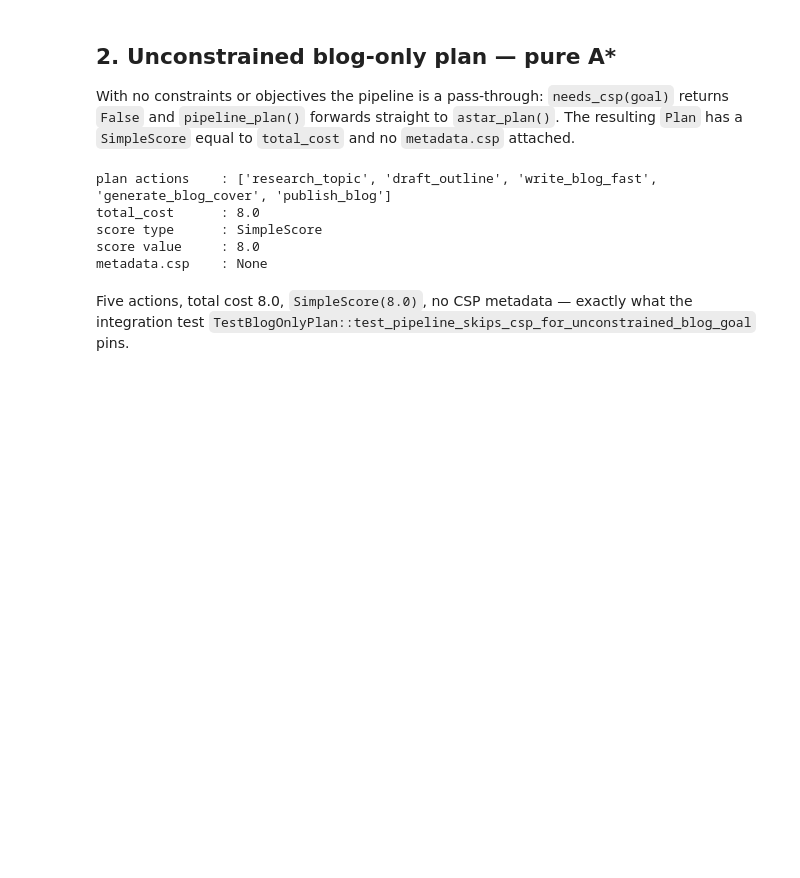
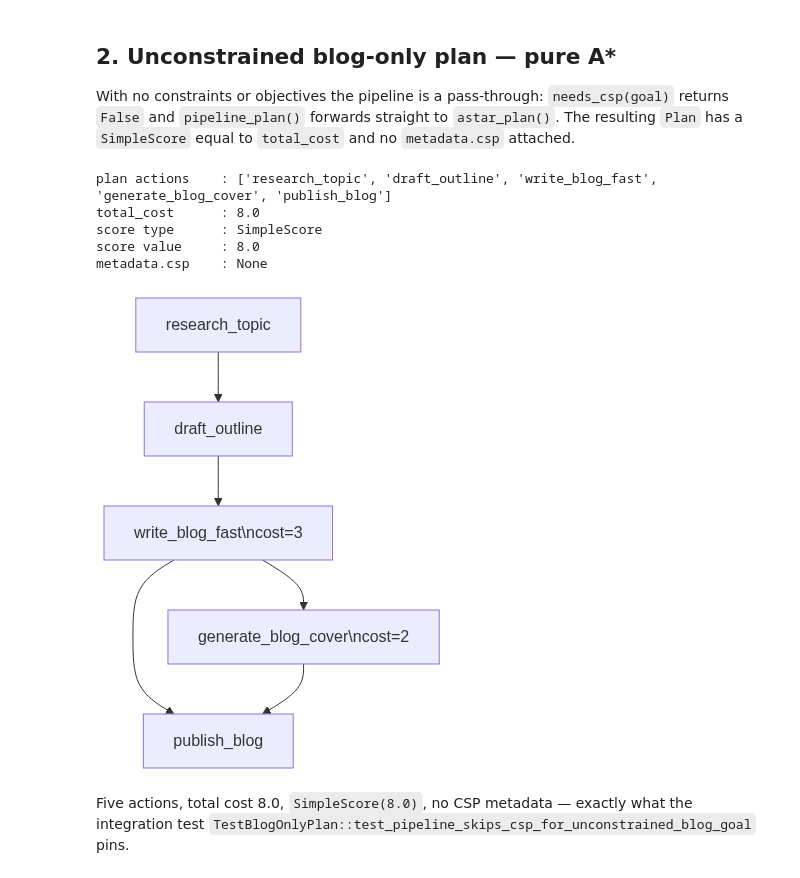
Before and after one commit to LangGOAP/LangGOAP, a Jupyter notebook: examples/tutorials/content_builder_agent.ipynb, the cells around one changed output. Saved outputs shown, nothing was run; the diff lists cells and outputs as text; code cells hidden in the pictures; blank space fills up the shorter version.

```diff
--- a/examples/tutorials/content_builder_agent.ipynb
+++ b/examples/tutorials/content_builder_agent.ipynb
@@ -23,4 +33,6 @@ The action catalog is intentionally small so every plan's resource totals can be
 # %%
+from langchain_openai import ChatOpenAI
+
 from tutorial_examples.content_builder_agent import (
     blog_only_goal,
     content_builder_actions,
@@ -32,7 +44,9 @@ from tutorial_examples.content_builder_agent import (
     quality_blog_goal_fluent,
 )
 
-actions = content_builder_actions()
+llm = ChatOpenAI(model="gpt-4o-mini", temperature=0)
+actions = content_builder_actions(llm)
+
 print(f"catalog size : {len(actions)} actions\n")
 for a in actions:
     pre = dict(a.preconditions) or "(none)"
@@ -104,7 +120,12 @@ score type      : SimpleScore
 score value     : 8.0
 metadata.csp    : None
 # %%
-plan.visualize()
+from langchain_core.runnables.graph_mermaid import draw_mermaid_png as _draw_png
+from langgoap.viz.mermaid import render_mermaid
+
+display(Image(_draw_png(render_mermaid(plan))))
+# %% [output]
+[figure, added]
 # %% [markdown]
 Five actions, total cost 8.0, `SimpleScore(8.0)`, no CSP metadata — exactly what the integration test `TestBlogOnlyPlan::test_pipeline_skips_csp_for_unconstrained_blog_goal` pins.
 # %% [markdown]
```
Also changed, not shown: parts of 5 cells of this notebook, 35 other files.
